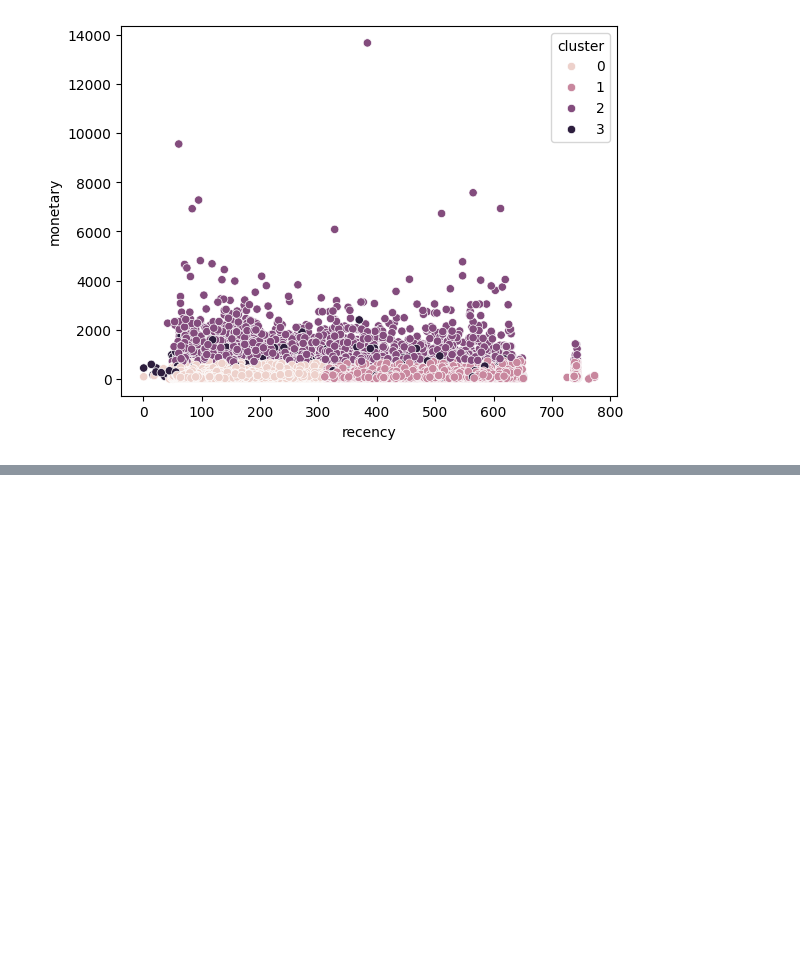
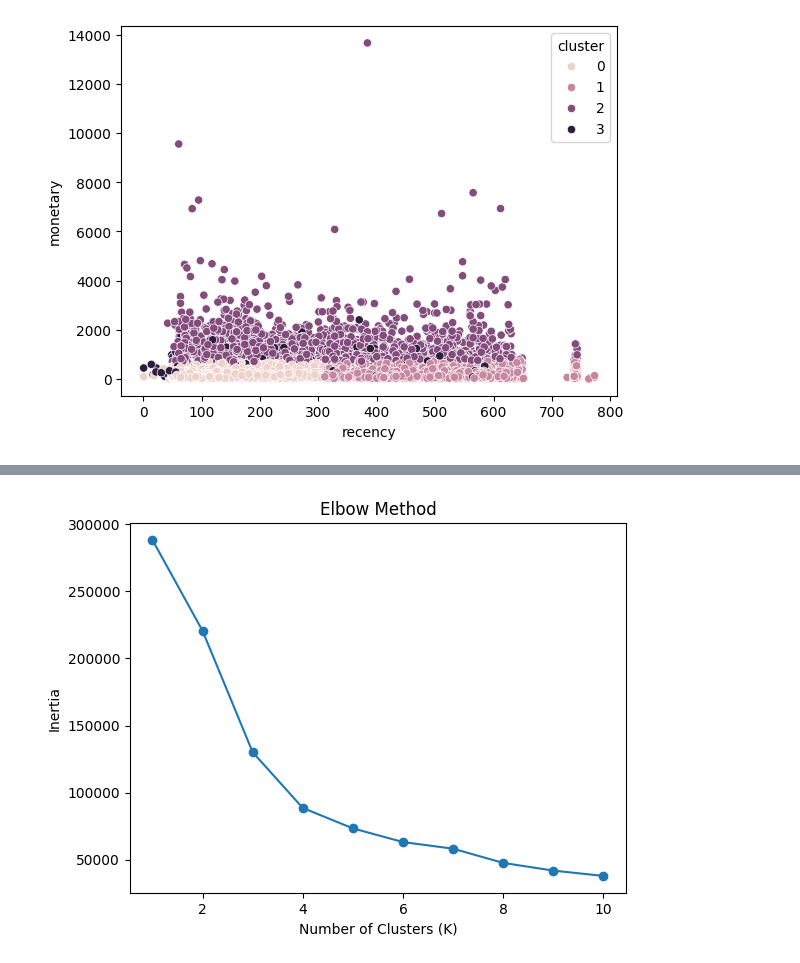
Before and after one commit to NoOne1007/ecommerce-customer-segmentation, a Jupyter notebook: notebooks/03_clustering.ipynb, the cells around one changed output, grey strips where cells are left out. Saved outputs shown, nothing was run; the diff lists cells and outputs as text; code cells hidden in the pictures; blank space fills up the shorter version.

```diff
--- a/notebooks/03_clustering.ipynb
+++ b/notebooks/03_clustering.ipynb
@@ -72,0 +117,9 @@ sns.scatterplot(
+# %%
+rfm_log = rfm.copy()
+
+rfm_log["frequency_log"] = np.log1p(rfm_log["frequency"])
+rfm_log["monetary_log"] = np.log1p(rfm_log["monetary"])
+# %%
+features = rfm_log[
+    ["recency", "frequency_log", "monetary_log"]
+]
@@ -72,0 +130,6 @@ sns.scatterplot(
+# %%
+from sklearn.preprocessing import StandardScaler
+
+scaler = StandardScaler()
+
+scaled_features = scaler.fit_transform(features)
@@ -72,0 +142,20 @@ sns.scatterplot(
+# %%
+from sklearn.cluster import KMeans
+import matplotlib.pyplot as plt
+
+inertia = []
+
+K_range = range(1, 11)
+
+for k in K_range:
+    kmeans = KMeans(n_clusters=k, random_state=42)
+    kmeans.fit(scaled_features)
+    inertia.append(kmeans.inertia_)
+
+plt.plot(K_range, inertia, marker='o')
+plt.xlabel("Number of Clusters (K)")
+plt.ylabel("Inertia")
+plt.title("Elbow Method")
+plt.show()
+# %% [output]
+[figure, added]
```
Also changed, not shown: parts of 17 cells of this notebook.
